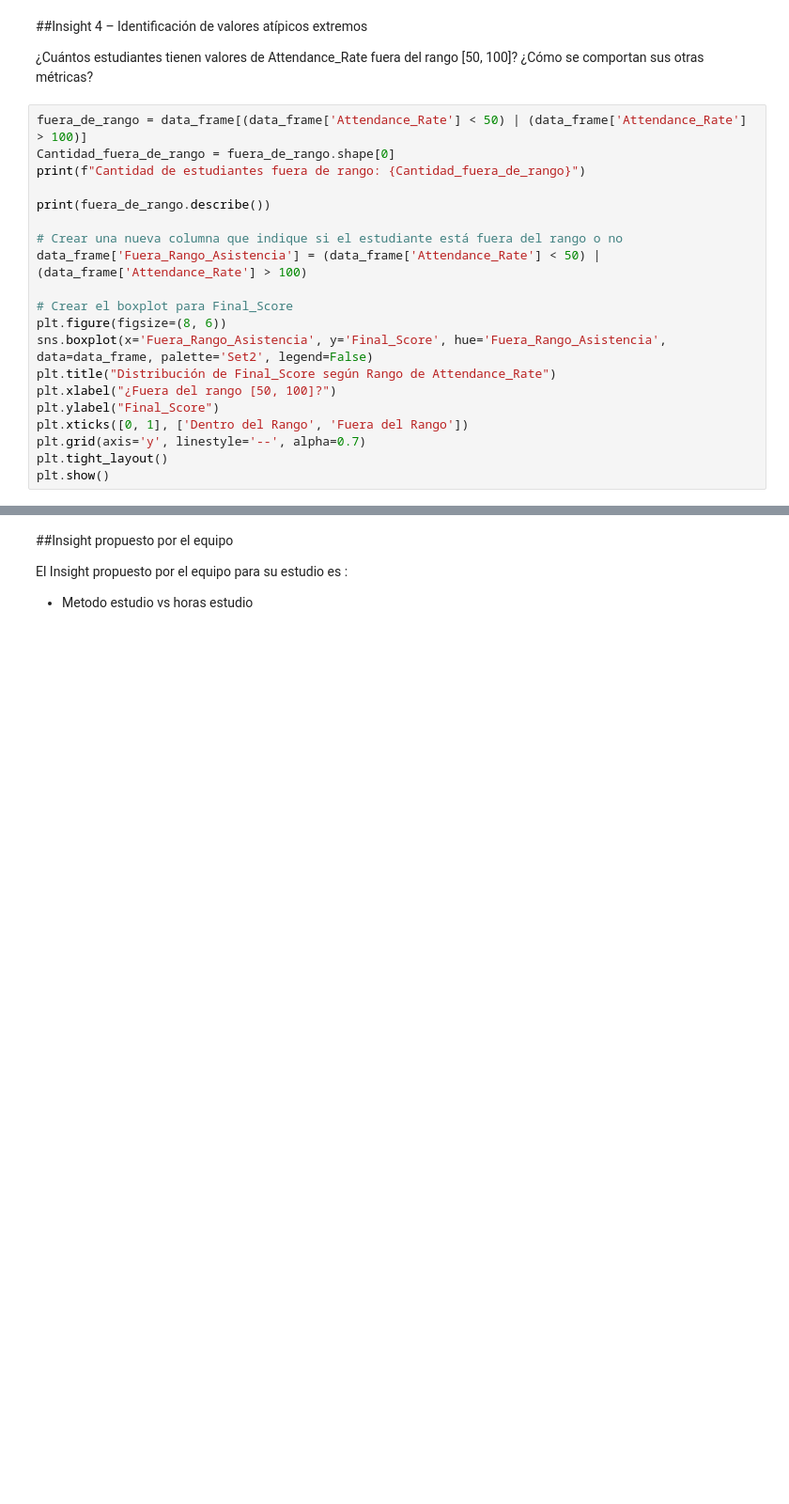
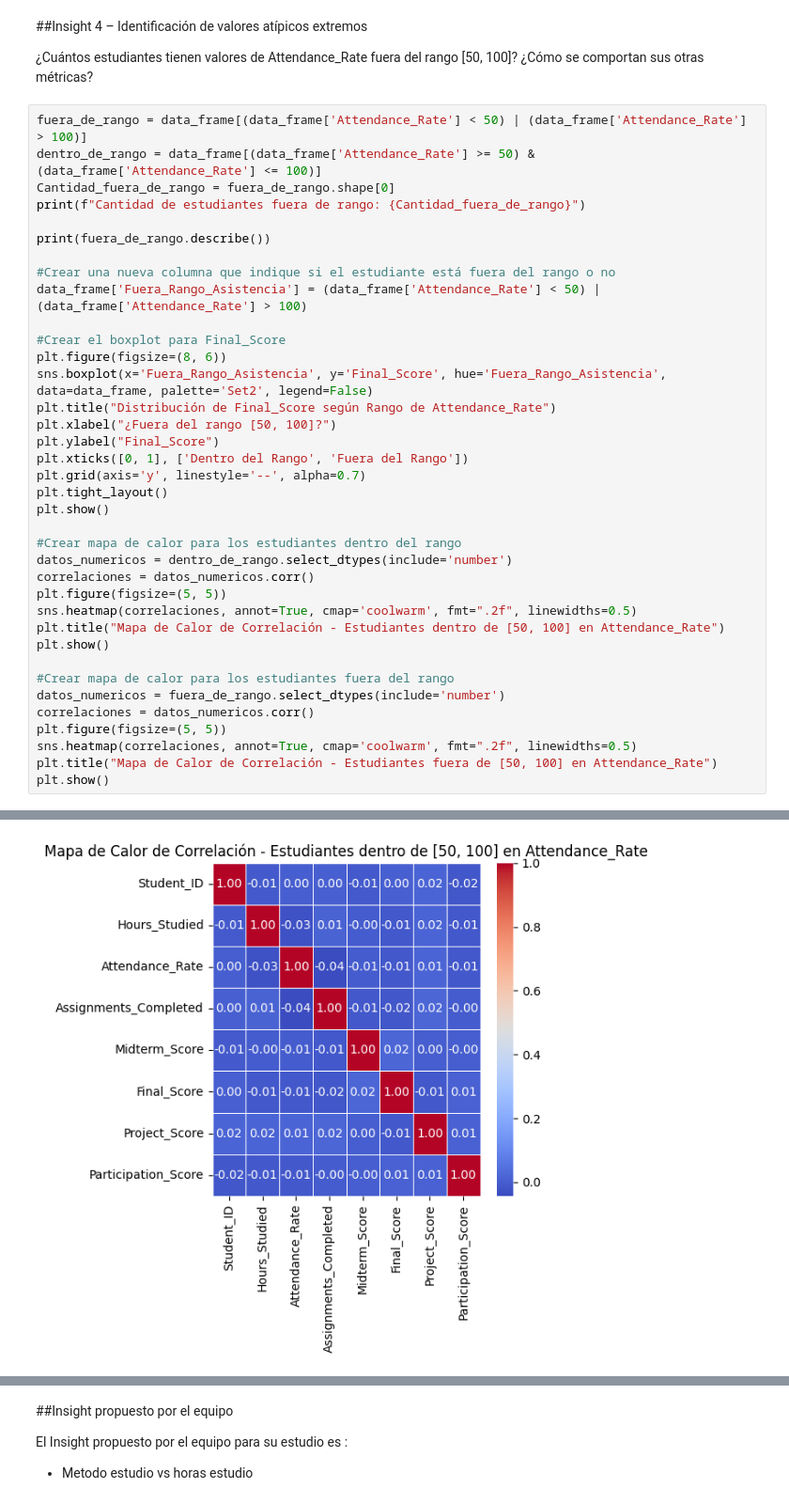
Before and after one commit to kotonitro/Inteligencia_Artificial_UBB, a Jupyter notebook: certamen_1/620454_Base_Evaluacion_1_AnalisisExploratorio.ipynb, the cells around one changed output, grey strips where cells are left out. Shown at 94% size. Cells and saved outputs as stored; diff of their text form; blank space fills up the shorter version.

```diff
--- a/certamen_1/620454_Base_Evaluacion_1_AnalisisExploratorio.ipynb
+++ b/certamen_1/620454_Base_Evaluacion_1_AnalisisExploratorio.ipynb
@@ -450,43 +450,61 @@ plt.show()
 ¿Cuántos estudiantes tienen valores de Attendance_Rate fuera del rango [50, 100]? ¿Cómo se comportan sus otras métricas?
 # %%
 fuera_de_rango = data_frame[(data_frame['Attendance_Rate'] < 50) | (data_frame['Attendance_Rate'] > 100)]
+dentro_de_rango = data_frame[(data_frame['Attendance_Rate'] >= 50) & (data_frame['Attendance_Rate'] <= 100)]
 Cantidad_fuera_de_rango = fuera_de_rango.shape[0]
 print(f"Cantidad de estudiantes fuera de rango: {Cantidad_fuera_de_rango}")
 
 print(fuera_de_rango.describe())
 
-# Crear una nueva columna que indique si el estudiante está fuera del rango o no
+#Crear una nueva columna que indique si el estudiante está fuera del rango o no
 data_frame['Fuera_Rango_Asistencia'] = (data_frame['Attendance_Rate'] < 50) | (data_frame['Attendance_Rate'] > 100)
 
-# Crear el boxplot para Final_Score
+#Crear el boxplot para Final_Score
 plt.figure(figsize=(8, 6))
 sns.boxplot(x='Fuera_Rango_Asistencia', y='Final_Score', hue='Fuera_Rango_Asistencia', data=data_frame, palette='Set2', legend=False)
 plt.title("Distribución de Final_Score según Rango de Attendance_Rate")
 plt.xlabel("¿Fuera del rango [50, 100]?")
 plt.ylabel("Final_Score")
 plt.xticks([0, 1], ['Dentro del Rango', 'Fuera del Rango'])
 plt.grid(axis='y', linestyle='--', alpha=0.7)
 plt.tight_layout()
 plt.show()
+
+#Crear mapa de calor para los estudiantes dentro del rango
+datos_numericos = dentro_de_rango.select_dtypes(include='number')
+correlaciones = datos_numericos.corr()
+plt.figure(figsize=(5, 5))
+sns.heatmap(correlaciones, annot=True, cmap='coolwarm', fmt=".2f", linewidths=0.5)
+plt.title("Mapa de Calor de Correlación - Estudiantes dentro de [50, 100] en Attendance_Rate")
+plt.show()
+
+#Crear mapa de calor para los estudiantes fuera del rango
+datos_numericos = fuera_de_rango.select_dtypes(include='number')
+correlaciones = datos_numericos.corr()
+plt.figure(figsize=(5, 5))
+sns.heatmap(correlaciones, annot=True, cmap='coolwarm', fmt=".2f", linewidths=0.5)
+plt.title("Mapa de Calor de Correlación - Estudiantes fuera de [50, 100] en Attendance_Rate")
+plt.show()
 # %% [output]
 Cantidad de estudiantes fuera de rango: 50
         Student_ID  Hours_Studied  Attendance_Rate  Assignments_Completed  \
 count    50.000000      50.000000        50.000000              50.000000
 mean   2411.680000      19.000000        65.340000               5.200000
 std    1434.140779      12.229105        47.204985               3.010187
 min      60.000000       0.000000        10.000000               0.000000
 25%    1171.000000       9.250000        19.000000               2.250000
 50%    2202.500000      19.500000        66.000000               6.000000
 75%    3489.750000      29.250000       112.750000               8.000000
 max    4906.000000      39.000000       119.000000              10.000000
 
        Midterm_Score  Final_Score  Project_Score  Participation_Score
 count      50.000000    50.000000        50.0000            50.000000
 mean       44.580000    43.460000        53.1400             4.880000
 std        26.051041    26.422941        24.2605             3.068204
 min         1.000000     2.000000         7.0000             0.000000
 25%        27.250000    23.250000        35.2500             2.000000
 50%        39.500000    39.000000        54.0000             4.000000
 75%        63.250000    68.500000        73.7500             7.750000
 max        90.000000    93.000000        91.0000            10.000000
 [figure]
+[figure, added]
```
Also changed, not shown: parts of 6 cells of this notebook.
